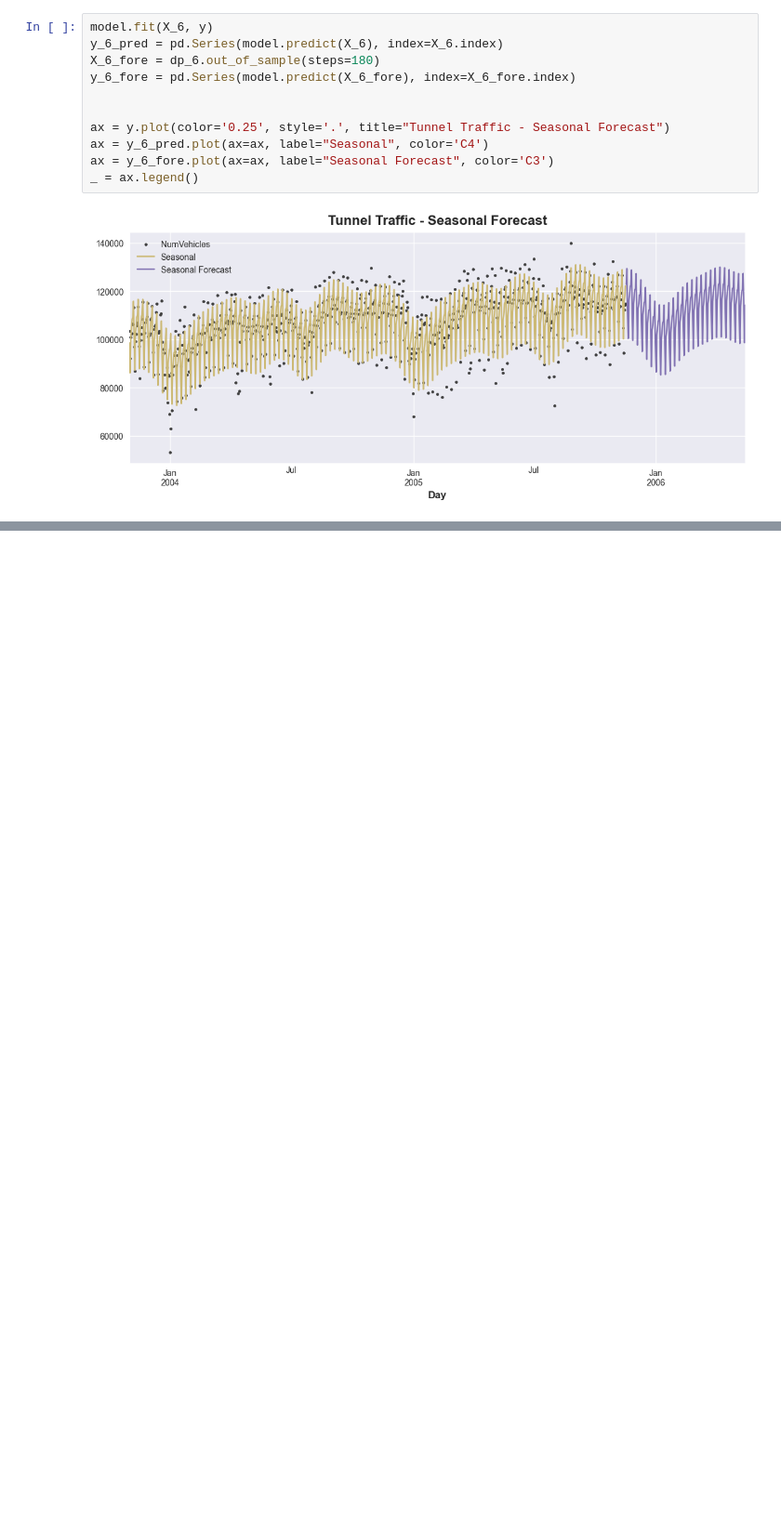
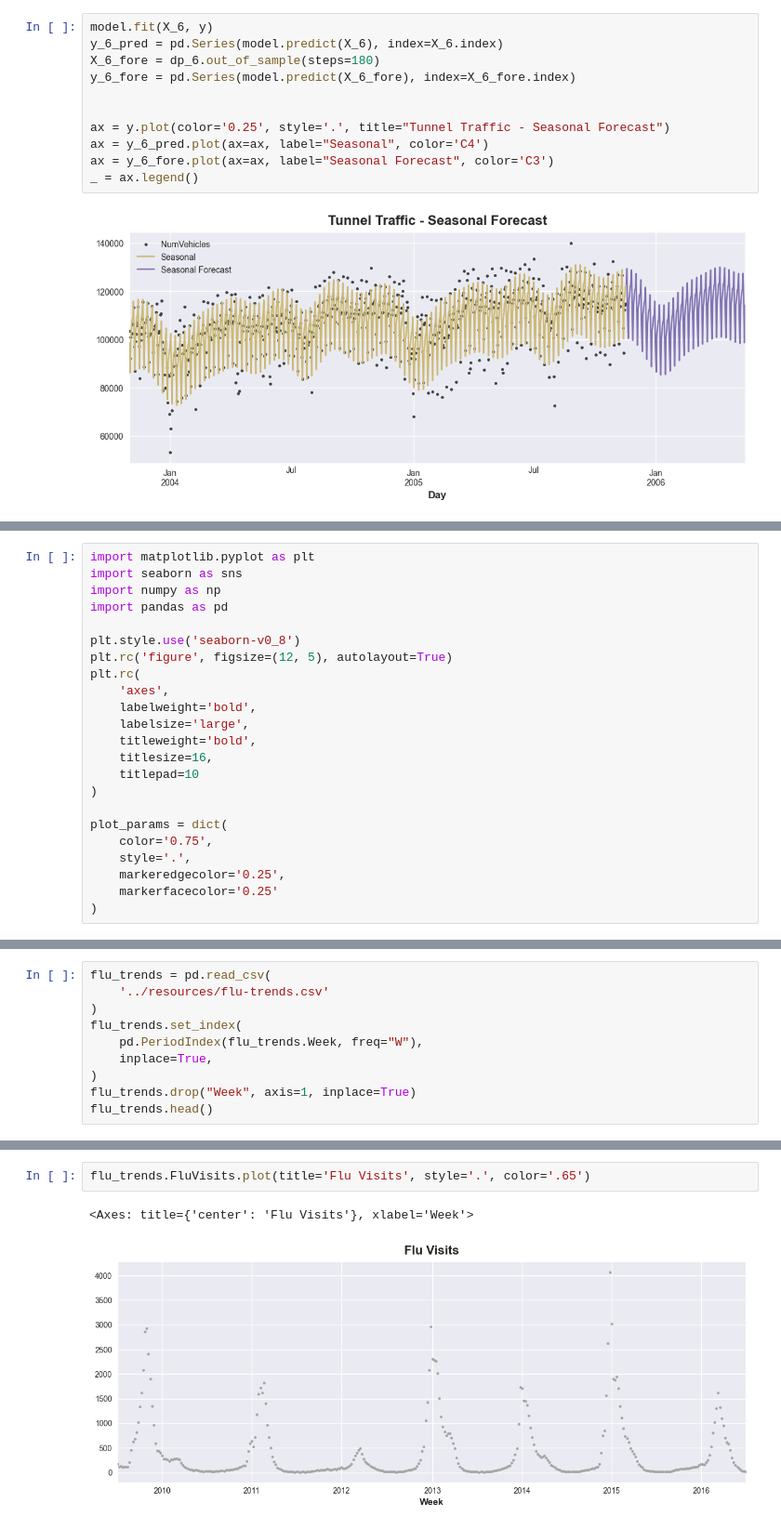
Before and after one commit to OveysSafarnejad/timeseries, a Jupyter notebook: src/intro.ipynb, the cells around one changed output, grey strips where cells are left out. Shown at 93% size. Drawn from its saved outputs; the diff is of its cells as text; blank space fills up the shorter version.

```diff
--- a/src/intro.ipynb
+++ b/src/intro.ipynb
@@ -455,0 +521,23 @@ _ = ax.legend()
+# %%
+import matplotlib.pyplot as plt
+import seaborn as sns
+import numpy as np
+import pandas as pd
+
+plt.style.use('seaborn-v0_8')
+plt.rc('figure', figsize=(12, 5), autolayout=True)
+plt.rc(
+    'axes',
+    labelweight='bold',
+    labelsize='large',
+    titleweight='bold',
+    titlesize=16,
+    titlepad=10
+)
+
+plot_params = dict(
+    color='0.75',
+    style='.',
+    markeredgecolor='0.25',
+    markerfacecolor='0.25'
+)
@@ -455,0 +601,10 @@ _ = ax.legend()
+# %%
+flu_trends = pd.read_csv(
+    '../resources/flu-trends.csv'
+)
+flu_trends.set_index(
+    pd.PeriodIndex(flu_trends.Week, freq="W"),
+    inplace=True,
+)
+flu_trends.drop("Week", axis=1, inplace=True)
+flu_trends.head()
@@ -455,0 +620,5 @@ _ = ax.legend()
+# %%
+flu_trends.FluVisits.plot(title='Flu Visits', style='.', color='.65')
+# %% [output]
+<Axes: title={'center': 'Flu Visits'}, xlabel='Week'>
+[figure, added]
```
Also changed, not shown: parts of 22 cells of this notebook, 2 other files.
